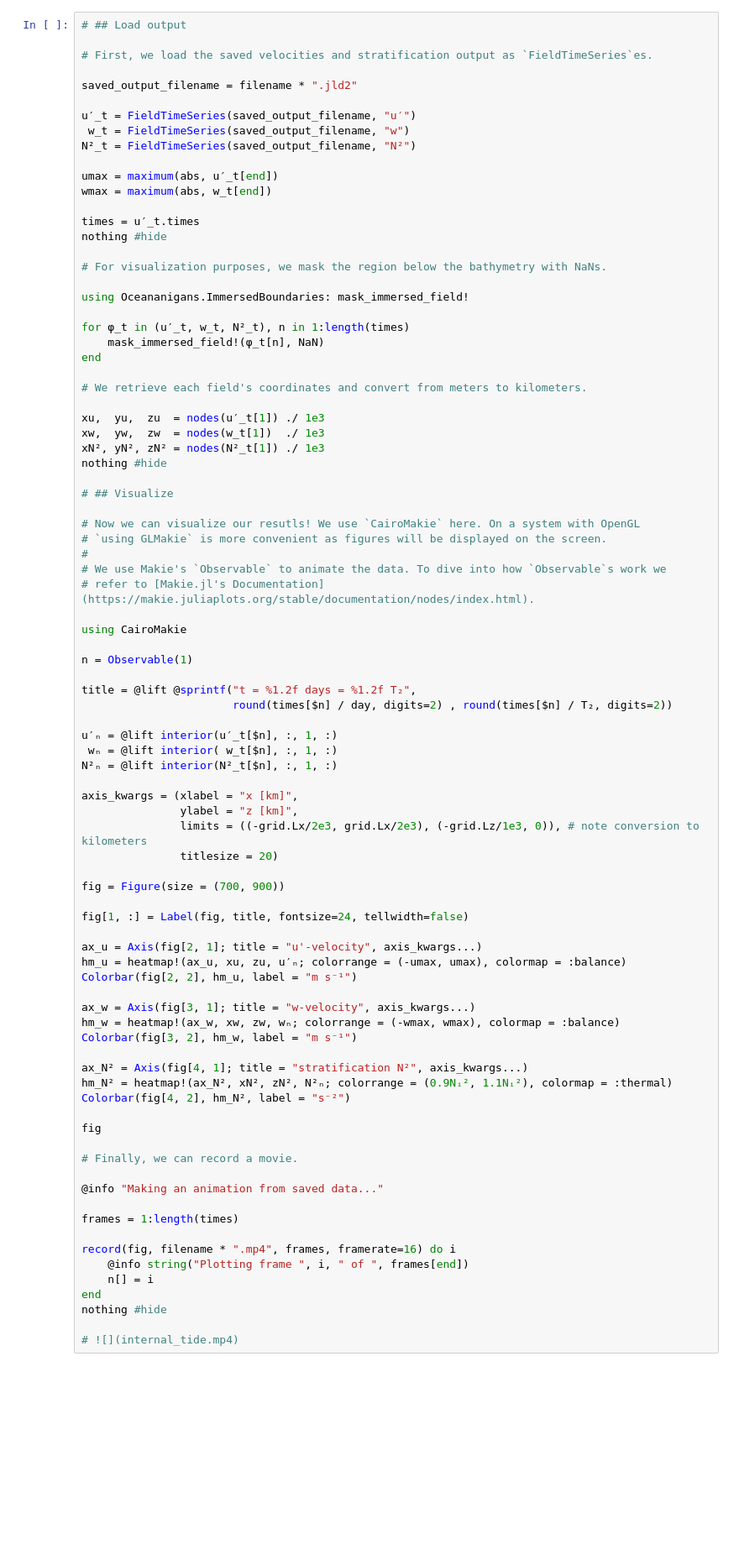
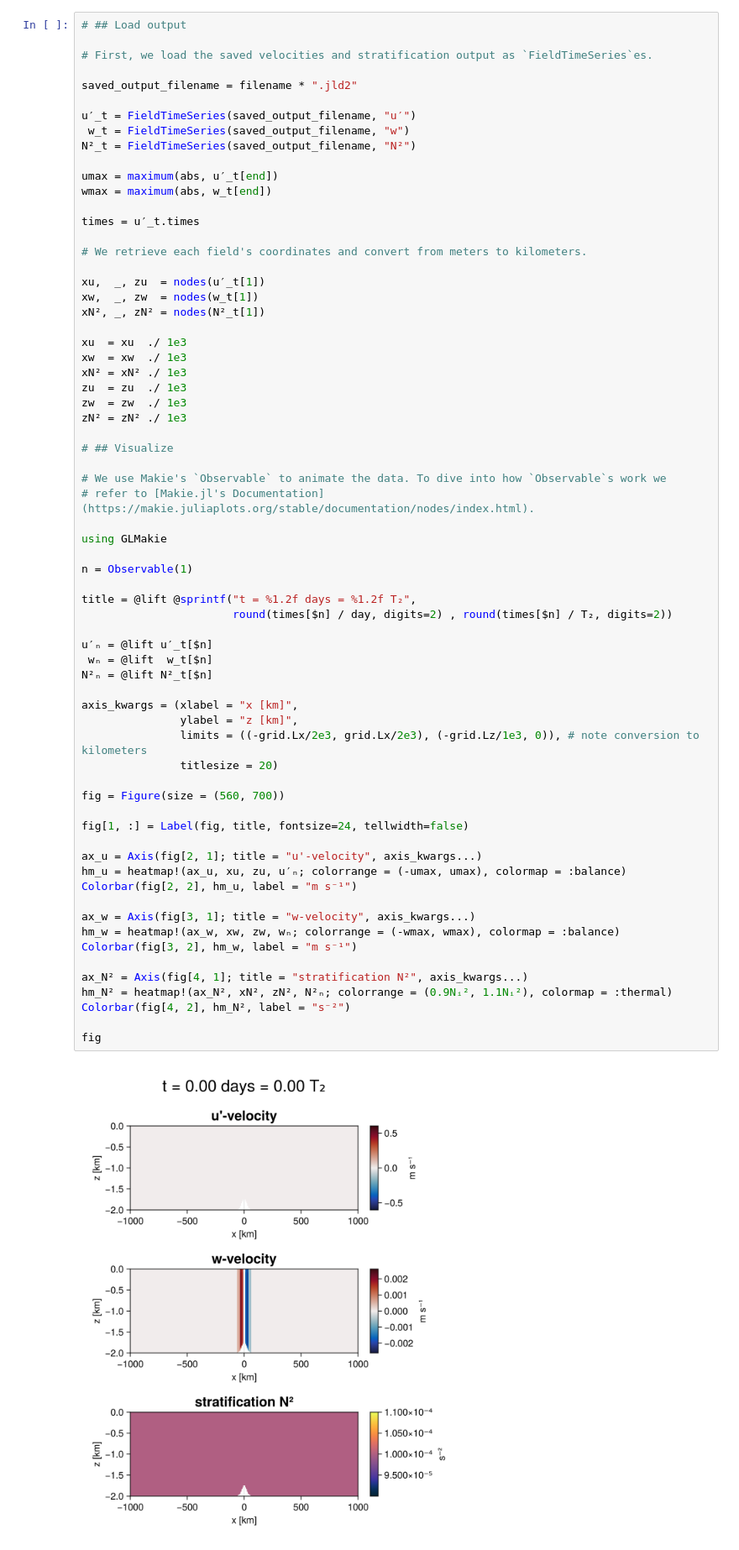
Before and after one commit to glwagner/SwimLessons.jl, a Jupyter notebook: course/06_hydrostatic_modeling.ipynb, the cells around one changed output. Shown at 84% size. Cells and saved outputs as stored; diff of their text form; blank space fills up the shorter version.

Commit message:
fix internal tide

```diff
--- a/course/06_hydrostatic_modeling.ipynb
+++ b/course/06_hydrostatic_modeling.ipynb
@@ -154,75 +152,57 @@ umax = maximum(abs, u′_t[end])
 wmax = maximum(abs, w_t[end])
 
 times = u′_t.times
-nothing #hide
-
-# For visualization purposes, we mask the region below the bathymetry with NaNs.
-
-using Oceananigans.ImmersedBoundaries: mask_immersed_field!
-
-for φ_t in (u′_t, w_t, N²_t), n in 1:length(times)
-    mask_immersed_field!(φ_t[n], NaN)
-end
 
 # We retrieve each field's coordinates and convert from meters to kilometers.
 
-xu,  yu,  zu  = nodes(u′_t[1]) ./ 1e3
-xw,  yw,  zw  = nodes(w_t[1])  ./ 1e3
-xN², yN², zN² = nodes(N²_t[1]) ./ 1e3
-nothing #hide
+xu,  _, zu  = nodes(u′_t[1])
+xw,  _, zw  = nodes(w_t[1])
+xN², _, zN² = nodes(N²_t[1])
+
+xu  = xu  ./ 1e3
+xw  = xw  ./ 1e3
+xN² = xN² ./ 1e3
+zu  = zu  ./ 1e3
+zw  = zw  ./ 1e3
+zN² = zN² ./ 1e3
 
 # ## Visualize
 
-# Now we can visualize our resutls! We use `CairoMakie` here. On a system with OpenGL
-# `using GLMakie` is more convenient as figures will be displayed on the screen.
-#
 # We use Makie's `Observable` to animate the data. To dive into how `Observable`s work we
 # refer to [Makie.jl's Documentation](https://makie.juliaplots.org/stable/documentation/nodes/index.html).
 
-using CairoMakie
+using GLMakie
 
 n = Observable(1)
 
 title = @lift @sprintf("t = %1.2f days = %1.2f T₂",
                        round(times[$n] / day, digits=2) , round(times[$n] / T₂, digits=2))
 
-u′ₙ = @lift interior(u′_t[$n], :, 1, :)
- wₙ = @lift interior( w_t[$n], :, 1, :)
-N²ₙ = @lift interior(N²_t[$n], :, 1, :)
+u′ₙ = @lift u′_t[$n]
+ wₙ = @lift  w_t[$n]
+N²ₙ = @lift N²_t[$n]
 
 axis_kwargs = (xlabel = "x [km]",
                ylabel = "z [km]",
                limits = ((-grid.Lx/2e3, grid.Lx/2e3), (-grid.Lz/1e3, 0)), # note conversion to kilometers
                titlesize = 20)
 
-fig = Figure(size = (700, 900))
+fig = Figure(size = (560, 700))
 
 fig[1, :] = Label(fig, title, fontsize=24, tellwidth=false)
 
 ax_u = Axis(fig[2, 1]; title = "u'-velocity", axis_kwargs...)
 hm_u = heatmap!(ax_u, xu, zu, u′ₙ; colorrange = (-umax, umax), colormap = :balance)
 Colorbar(fig[2, 2], hm_u, label = "m s⁻¹")
 
 ax_w = Axis(fig[3, 1]; title = "w-velocity", axis_kwargs...)
 hm_w = heatmap!(ax_w, xw, zw, wₙ; colorrange = (-wmax, wmax), colormap = :balance)
 Colorbar(fig[3, 2], hm_w, label = "m s⁻¹")
 
 ax_N² = Axis(fig[4, 1]; title = "stratification N²", axis_kwargs...)
 hm_N² = heatmap!(ax_N², xN², zN², N²ₙ; colorrange = (0.9Nᵢ², 1.1Nᵢ²), colormap = :thermal)
 Colorbar(fig[4, 2], hm_N², label = "s⁻²")
 
 fig
-
-# Finally, we can record a movie.
-
-@info "Making an animation from saved data..."
-
-frames = 1:length(times)
-
-record(fig, filename * ".mp4", frames, framerate=16) do i
-    @info string("Plotting frame ", i, " of ", frames[end])
-    n[] = i
-end
-nothing #hide
-
-# ![](internal_tide.mp4)
+# %% [output]
+[figure, added]
```
Also changed, not shown: parts of 3 cells of this notebook.
